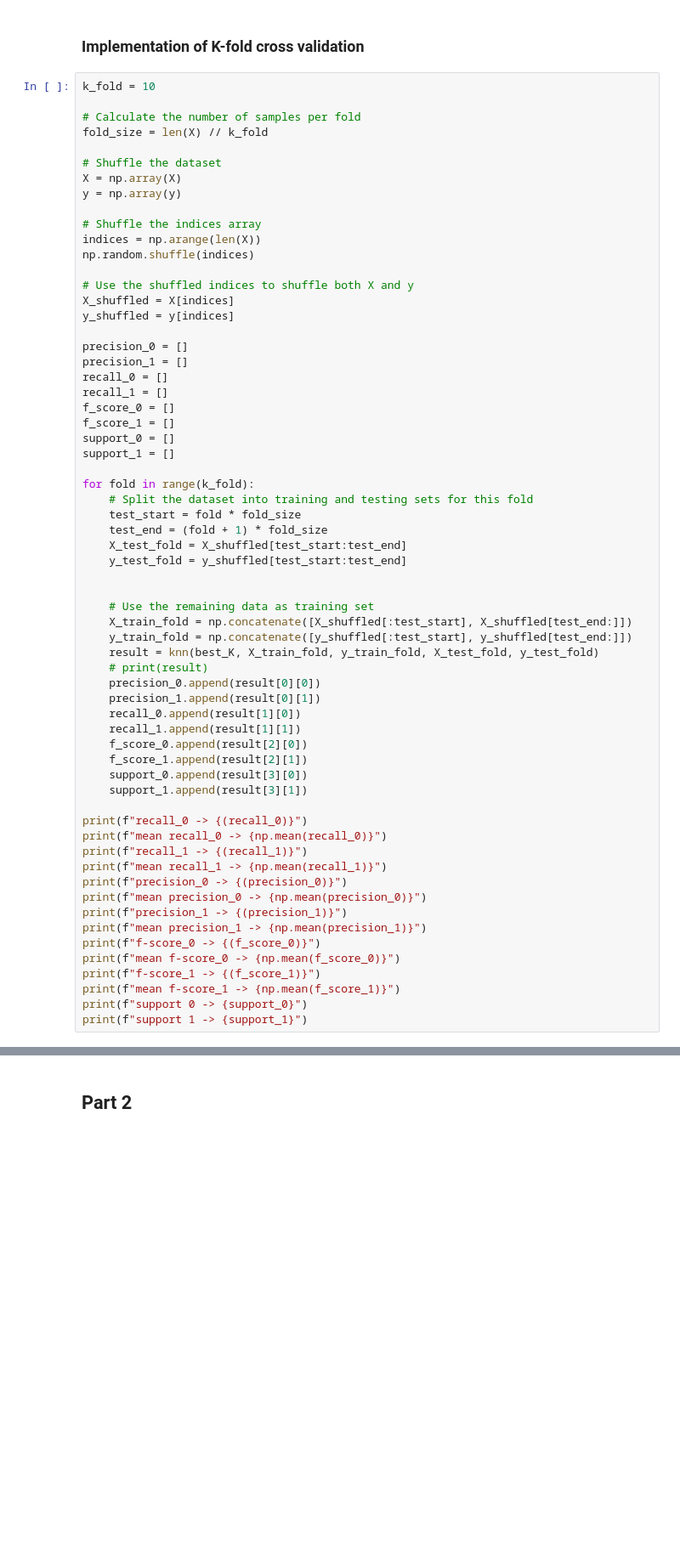
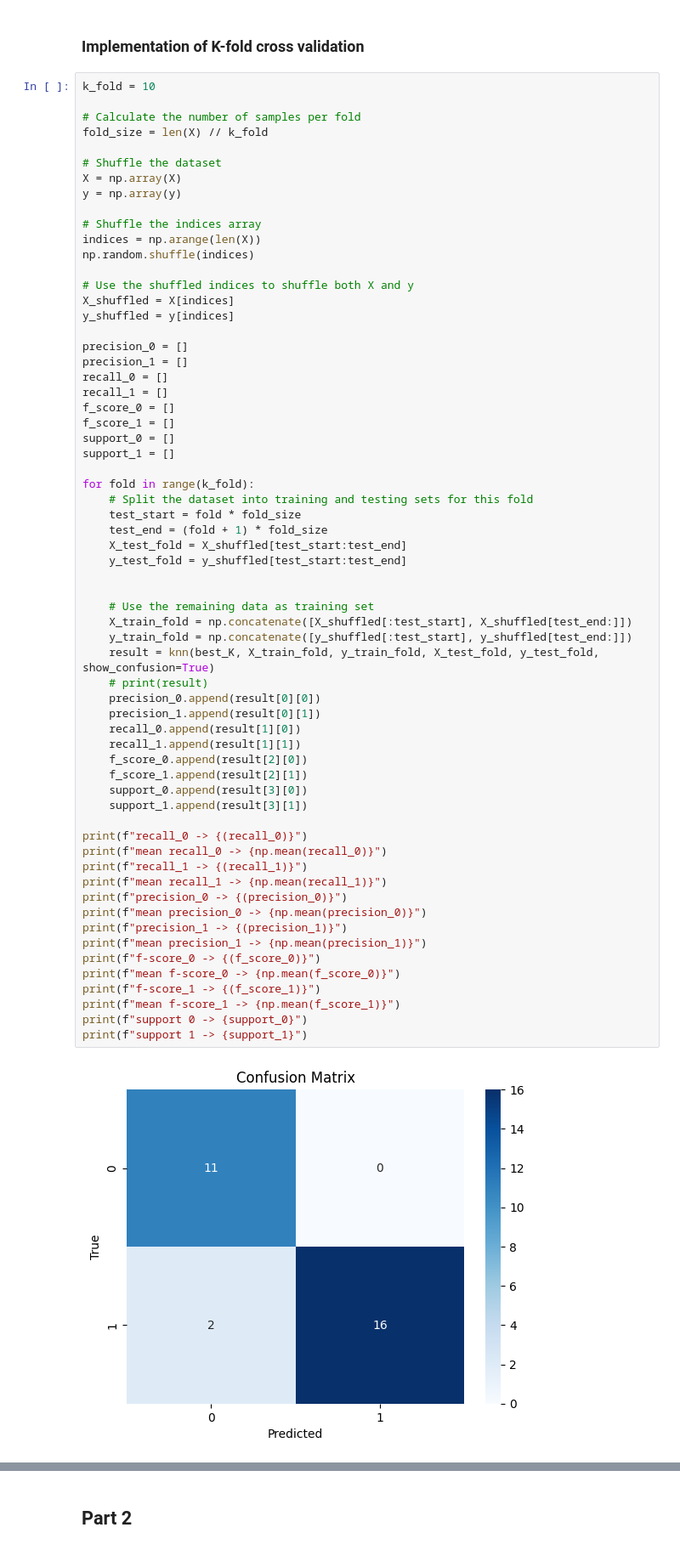
Before and after one commit to sadrajafari/cs5830_project4, a Jupyter notebook: project4.ipynb, the cells around one changed output, grey strips where cells are left out. Shown at 85% size. Drawn from its saved outputs; the diff is of its cells as text; blank space fills up the shorter version.

```diff
--- a/project4.ipynb
+++ b/project4.ipynb
@@ -170,31 +182,32 @@ for fold in range(k_fold):
 
 
     # Use the remaining data as training set
     X_train_fold = np.concatenate([X_shuffled[:test_start], X_shuffled[test_end:]])
     y_train_fold = np.concatenate([y_shuffled[:test_start], y_shuffled[test_end:]])
-    result = knn(best_K, X_train_fold, y_train_fold, X_test_fold, y_test_fold)
+    result = knn(best_K, X_train_fold, y_train_fold, X_test_fold, y_test_fold, show_confusion=True)
     # print(result)
     precision_0.append(result[0][0])
     precision_1.append(result[0][1])
     recall_0.append(result[1][0])
     recall_1.append(result[1][1])
     f_score_0.append(result[2][0])
     f_score_1.append(result[2][1])
     support_0.append(result[3][0])
     support_1.append(result[3][1])
 
 print(f"recall_0 -> {(recall_0)}")
 print(f"mean recall_0 -> {np.mean(recall_0)}")
 print(f"recall_1 -> {(recall_1)}")
 print(f"mean recall_1 -> {np.mean(recall_1)}")
 print(f"precision_0 -> {(precision_0)}")
 print(f"mean precision_0 -> {np.mean(precision_0)}")
 print(f"precision_1 -> {(precision_1)}")
 print(f"mean precision_1 -> {np.mean(precision_1)}")
 print(f"f-score_0 -> {(f_score_0)}")
 print(f"mean f-score_0 -> {np.mean(f_score_0)}")
 print(f"f-score_1 -> {(f_score_1)}")
 print(f"mean f-score_1 -> {np.mean(f_score_1)}")
 print(f"support 0 -> {support_0}")
 print(f"support 1 -> {support_1}")
 # %% [output]
+[figure, added]
```
Also changed, not shown: parts of 8 cells of this notebook.
